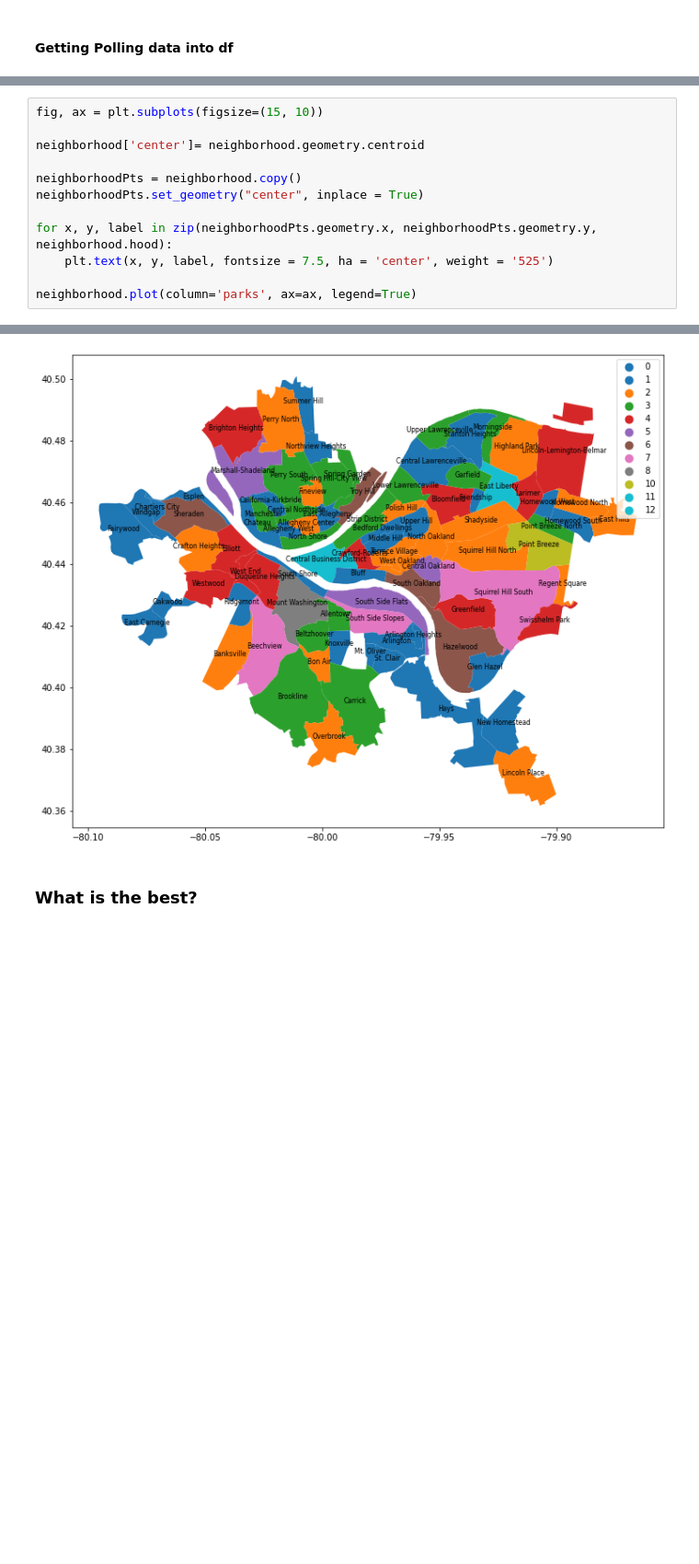
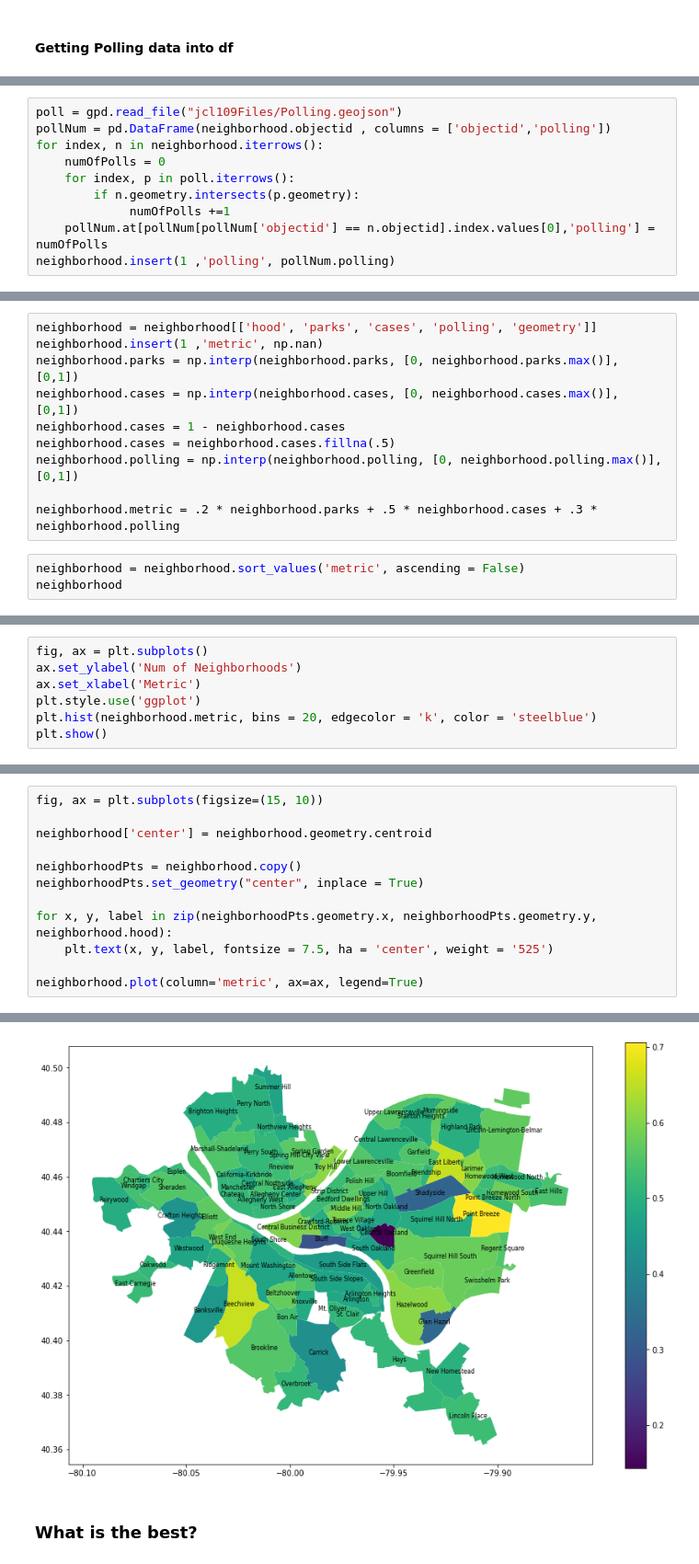
Before and after one commit to JaredBen28/PittBestNeighborhood, a Jupyter notebook: PresentationNotebook.ipynb, the cells around one changed output, grey strips where cells are left out. Shown at 92% size. Cells and saved outputs as stored; diff of their text form; blank space fills up the shorter version.

```diff
--- a/PresentationNotebook.ipynb
+++ b/PresentationNotebook.ipynb
@@ -45,0 +43,10 @@ Mapping
+# %%
+poll = gpd.read_file("jcl109Files/Polling.geojson")
+pollNum = pd.DataFrame(neighborhood.objectid , columns = ['objectid','polling'])
+for index, n in neighborhood.iterrows():
+    numOfPolls = 0
+    for index, p in poll.iterrows():
+        if n.geometry.intersects(p.geometry):
+             numOfPolls +=1
+    pollNum.at[pollNum[pollNum['objectid'] == n.objectid].index.values[0],'polling'] = numOfPolls
+neighborhood.insert(1 ,'polling', pollNum.polling)
@@ -45,0 +63,13 @@ Mapping
+# %%
+neighborhood = neighborhood[['hood', 'parks', 'cases', 'polling', 'geometry']]
+neighborhood.insert(1 ,'metric', np.nan)
+neighborhood.parks = np.interp(neighborhood.parks, [0, neighborhood.parks.max()], [0,1])
+neighborhood.cases = np.interp(neighborhood.cases, [0, neighborhood.cases.max()], [0,1])
+neighborhood.cases = 1 - neighborhood.cases
+neighborhood.cases = neighborhood.cases.fillna(.5)
+neighborhood.polling = np.interp(neighborhood.polling, [0, neighborhood.polling.max()], [0,1])
+
+neighborhood.metric = .2 * neighborhood.parks + .5 * neighborhood.cases + .3 * neighborhood.polling
+# %%
+neighborhood = neighborhood.sort_values('metric', ascending = False)
+neighborhood
@@ -45,0 +90,7 @@ Mapping
+# %%
+fig, ax = plt.subplots()
+ax.set_ylabel('Num of Neighborhoods')
+ax.set_xlabel('Metric')
+plt.style.use('ggplot')
+plt.hist(neighborhood.metric, bins = 20, edgecolor = 'k', color = 'steelblue')
+plt.show()
@@ -46,17 +101,17 @@ Mapping
 # %%
 fig, ax = plt.subplots(figsize=(15, 10))
 
-neighborhood['center']= neighborhood.geometry.centroid
+neighborhood['center'] = neighborhood.geometry.centroid
 
 neighborhoodPts = neighborhood.copy()
 neighborhoodPts.set_geometry("center", inplace = True)
 
 for x, y, label in zip(neighborhoodPts.geometry.x, neighborhoodPts.geometry.y, neighborhood.hood):
     plt.text(x, y, label, fontsize = 7.5, ha = 'center', weight = '525')
 
-neighborhood.plot(column='parks', ax=ax, legend=True)
+neighborhood.plot(column='metric', ax=ax, legend=True)
 # %% [output]
 <matplotlib.axes._subplots.AxesSubplot at 0x...>
-[figure, old version]
+[figure, new version]
 # %% [markdown]
 ### What is the best?
```
Also changed, not shown: parts of 12 cells of this notebook.
